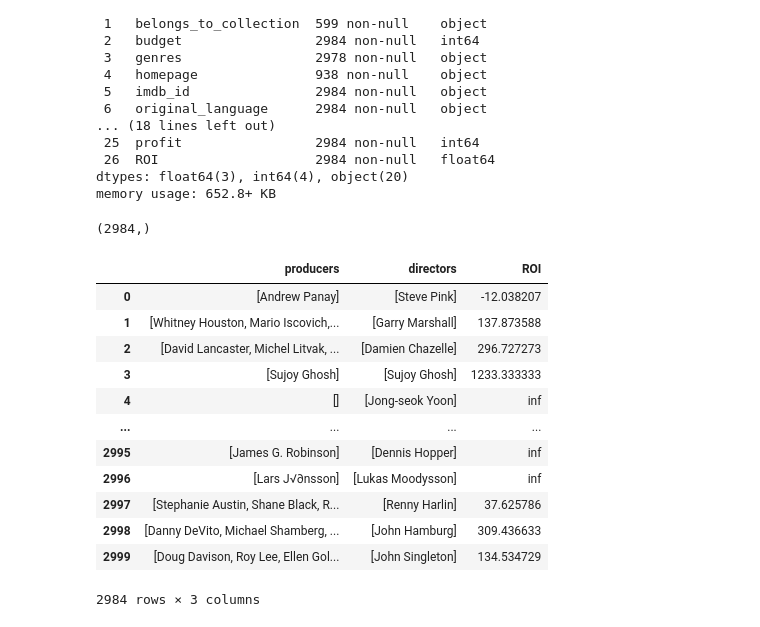
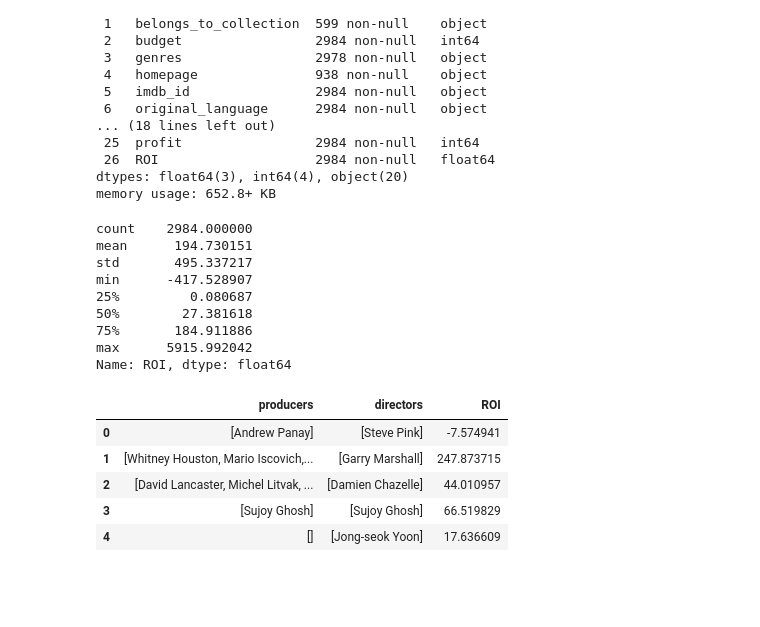
Before and after one commit to Shrez7961/Practice, a Jupyter notebook: Guided_Project_EDA_on_IMDB_Dataset.ipynb, the cells around one changed output. Cells and saved outputs as stored; diff of their text form; code cells hidden in the pictures; blank space fills up the shorter version.

```diff
--- a/Guided_Project_EDA_on_IMDB_Dataset.ipynb
+++ b/Guided_Project_EDA_on_IMDB_Dataset.ipynb
@@ -507,0 +543,3 @@ df1.head()
+# %%
+df1["revenue"].fillna(df['revenue'].mean(), inplace = True)
+df1['revenue'].describe()
@@ -507,0 +560,3 @@ df1.head()
+# %%
+df1["budget"].fillna(df['budget'].mean(), inplace = True)
+df1['budget'].describe()
@@ -513,5 +582,3 @@ Try using .loc[row_indexer,col_indexer] = value instead
 
 See the caveats in the documentation: https://pandas.pydata.org/pandas-docs/stable/user_guide/indexing.html#returning-a-view-versus-a-copy
   """Entry point for launching an IPython kernel.
-# %%
-df1['ROI']=100 * df1['profit']/df1['budget']
@@ -523,0 +585,6 @@ See the caveats in the documentation: https://pandas.pydata.org/pandas-docs/stab
+# %%
+for i in df['budget']:
+  if i == 0:
+    df1['ROI']=100 * df1['profit']/df1['budget'].mean()
+  else:
+    df1['ROI']=100 * df1['profit']/df1['budget'].mean()
@@ -542,25 +620,26 @@ Data columns (total 27 columns):
 dtypes: float64(3), int64(4), object(20)
 memory usage: 652.8+ KB
 # %%
-df1['ROI'].shape
+df1['ROI'].describe()
 # %% [output]
-(2984,)
+count    2984.000000
+mean      194.730151
+std       495.337217
+min      -417.528907
+25%         0.080687
+50%        27.381618
+75%       184.911886
+max      5915.992042
+Name: ROI, dtype: float64
 # %%
 columns_req=['producers','directors','ROI']
 # %%
 df2 =  pd.DataFrame((df1[columns_req]))
-df2
+df2.head()
 # %% [output]
 |  | producers | directors | ROI |
-| 0 | [Andrew Panay] | [Steve Pink] | -12.038207 |
-| 1 | [Whitney Houston, Mario Iscovich,... | [Garry Marshall] | 137.873588 |
-| 2 | [David Lancaster, Michel Litvak, ... | [Damien Chazelle] | 296.727273 |
-| 3 | [Sujoy Ghosh] | [Sujoy Ghosh] | 1233.333333 |
-| 4 | [] | [Jong-seok Yoon] | inf |
-| ... | ... | ... | ... |
-| 2995 | [James G. Robinson] | [Dennis Hopper] | inf |
-| 2996 | [Lars J√∂nsson] | [Lukas Moodysson] | inf |
-| 2997 | [Stephanie Austin, Shane Black, R... | [Renny Harlin] | 37.625786 |
-| 2998 | [Danny DeVito, Michael Shamberg, ... | [John Hamburg] | 309.436633 |
-| 2999 | [Doug Davison, Roy Lee, Ellen Gol... | [John Singleton] | 134.534729 |
+| 0 | [Andrew Panay] | [Steve Pink] | -7.574941 |
+| 1 | [Whitney Houston, Mario Iscovich,... | [Garry Marshall] | 247.873715 |
+| 2 | [David Lancaster, Michel Litvak, ... | [Damien Chazelle] | 44.010957 |
+| 3 | [Sujoy Ghosh] | [Sujoy Ghosh] | 66.519829 |
+| 4 | [] | [Jong-seok Yoon] | 17.636609 |
-2984 rows × 3 columns
```
Also changed, not shown: parts of 12 cells of this notebook.
